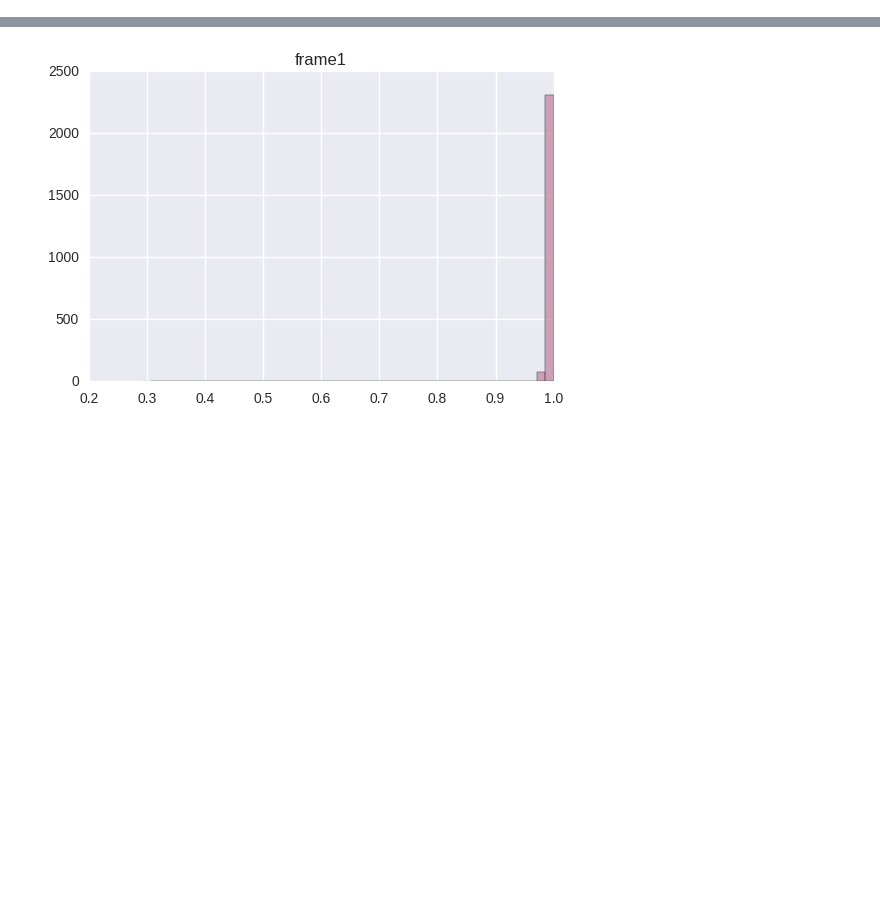
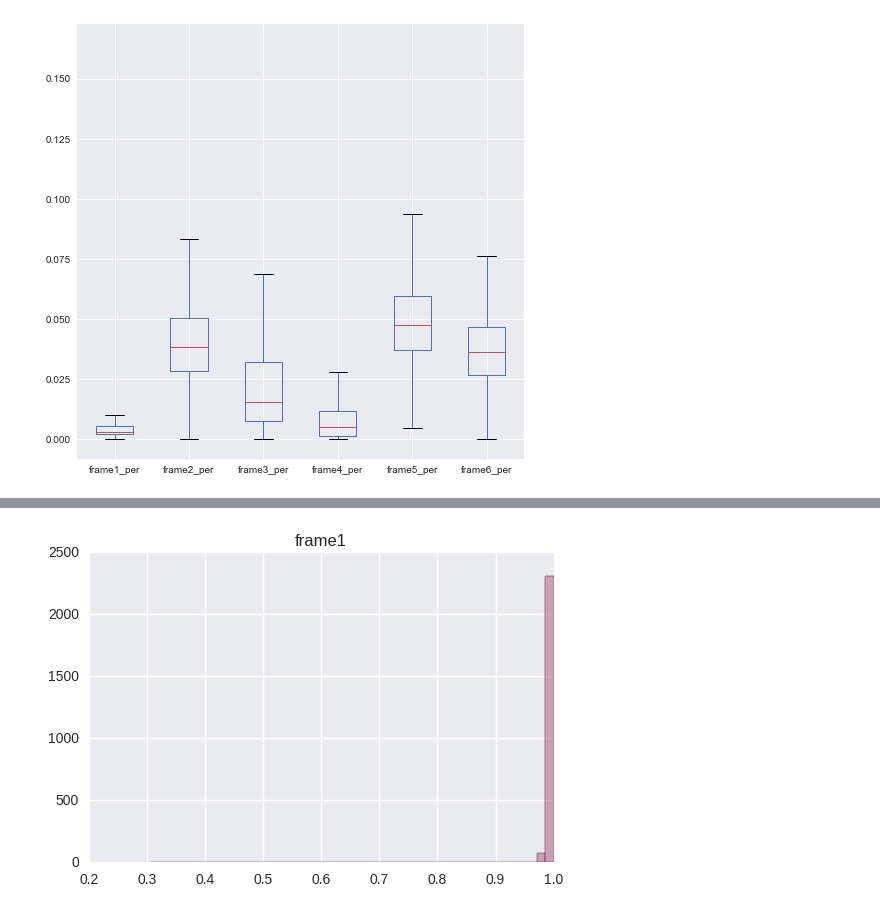
Before and after one commit to MitsukiUsui/genome, a Jupyter notebook: oscanalyze/osc_plot.ipynb, the cells around one changed output, grey strips where cells are left out. Saved outputs shown, nothing was run; the diff lists cells and outputs as text; code cells hidden in the pictures; blank space fills up the shorter version.

Commit message:
DONE contribution plot for all taxid & osc box plot using CF_000242335.1_ASM24233v3 as test case

```diff
--- a/oscanalyze/Untitled.ipynb
+++ b/oscanalyze/osc_plot.ipynb
@@ -29,8 +19,9 @@ def find_codons(seq,codons,frame=1):
 # %%
-gffFilepath = "/data/mitsuki/data/refseq/genomic_gff/GCF_000022125.1_ASM2212v1_genomic.gff"
+gffFilepath = "GCF_000242335.1_ASM24233v3_genomic.gff"
 cds_lst=[]
 with open(gffFilepath) as f:
     for rec in GFF.parse(f,target_lines=1):
         assert len(rec.features)==1
         if rec.features[0].type=="CDS":
             cds_lst.append(rec)
+print("{} CDSs are loaded".format(len(cds_lst)))
@@ -76,3 +109,5 @@ def get_df(seqFilepath, cds_lst):
 # %%
-real_df= get_df("/data/mitsuki/out/altorf/genome/fasta/GCF_000022125.1_ASM2212v1_chromosome.fna", cds_lst)
-sim_df = get_df("/data/mitsuki/out/altorf/genome/fasta/GCF_000022125.1_ASM2212v1_chromosome_simu03_0.fna", cds_lst)
+real_df= get_osc_df("GCF_000242335.1_ASM24233v3_chromosome.fna", cds_lst)
+print(real_df.shape)
+real_df.head()
+#sim_df = get_osc_df("/data/mitsuki/out/altorf/genome/fasta/GCF_000022125.1_ASM2212v1_chromosome_simu03_0.fna", cds_lst)
@@ -78,0 +139,6 @@ sim_df = get_df("/data/mitsuki/out/altorf/genome/fasta/GCF_000022125.1_ASM2212v1
+# %%
+plt.figure(figsize=(8,8))
+real_df.boxplot(column=["frame1_per","frame2_per","frame3_per","frame4_per","frame5_per","frame6_per"])
+plt.show()
+# %% [output]
+[figure, added]
```
Also changed, not shown: parts of 15 cells of this notebook, 1 other file.
